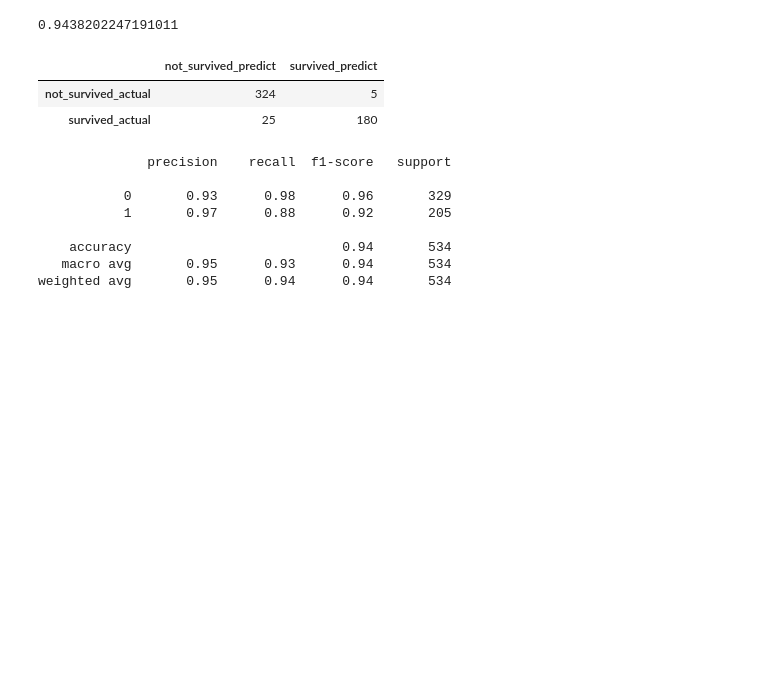
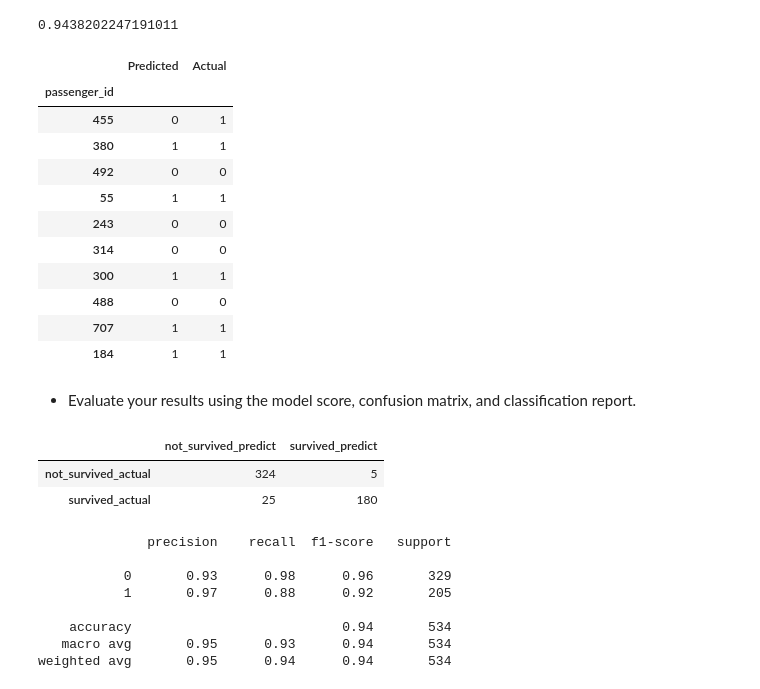
Before and after one commit to wilson-velasco/classification-exercises, a Jupyter notebook: random_forests.ipynb, the cells around one changed output. Saved outputs shown, nothing was run; the diff lists cells and outputs as text; code cells hidden in the pictures; blank space fills up the shorter version.

```diff
--- a/random_forests.ipynb
+++ b/random_forests.ipynb
@@ -49,4 +63,28 @@ trees.fit(X_train, y_train) # in-sample score of model
 trees.score(X_train, y_train)
 # %% [output]
 0.9438202247191011
+# %%
+# Showing some predictions.
+
+y_pred = trees.predict(X_train)
+
+pd.DataFrame({'Predicted': y_pred[:10],
+              'Actual': y_train.head(10)})
+
+# Looks to do a pretty good job.
+# %% [output]
+|  | Predicted | Actual |
+| passenger_id |  |  |
+| 455 | 0 | 1 |
+| 380 | 1 | 1 |
+| 492 | 0 | 0 |
+| 55 | 1 | 1 |
+| 243 | 0 | 0 |
+| 314 | 0 | 0 |
+| 300 | 1 | 1 |
+| 488 | 0 | 0 |
+| 707 | 1 | 1 |
+| 184 | 1 | 1 |
+# %% [markdown]
+- Evaluate your results using the model score, confusion matrix, and classification report.
 # %%
```
Also changed, not shown: parts of 6 cells of this notebook, 2 other files.
